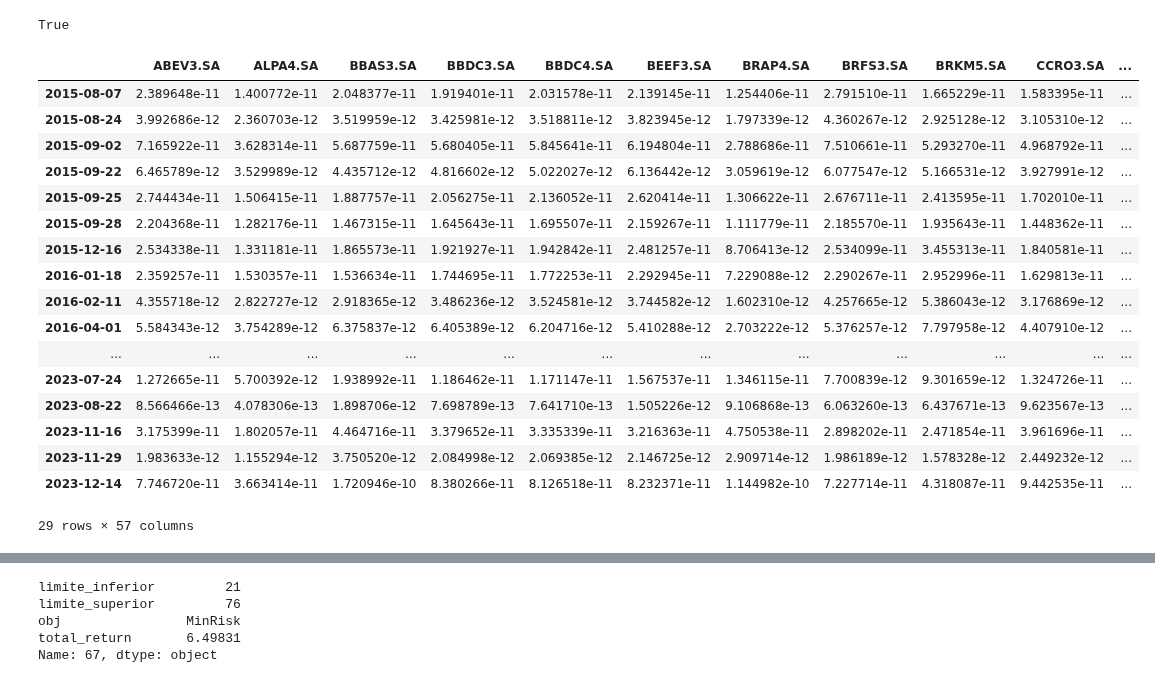
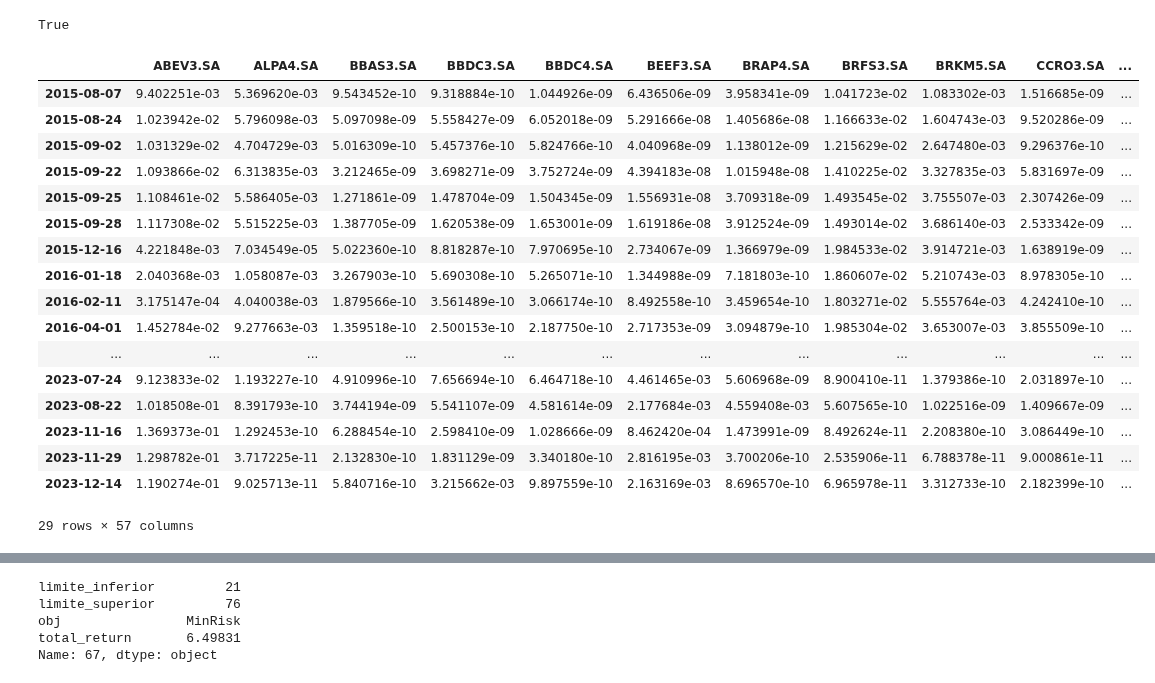
Before and after one commit to fea-dev-usp/quantamental-Dev_Wizards, a Jupyter notebook: backtesting.ipynb, the cells around one changed output, grey strips where cells are left out. Drawn from its saved outputs; the diff is of its cells as text; code cells hidden in the pictures.

```diff
--- a/backtesting.ipynb
+++ b/backtesting.ipynb
@@ -56,8 +62,11 @@ True
 import riskfolio as rp
 import pandas as pd
 
-# TODO: Verificar quantidade de tempo para rebalanceamento
 # TODO: Constraints da otimização
+# Restrições:
+# - No max 25% em um ativo
+# - Usar estudo do artigo
+
 def optimization(prices, data):
     # Selecionando o período de 2 anos de dados
     grupo = prices[prices.index <= data].iloc[-252*2:]
@@ -69,53 +78,53 @@ def optimization(prices, data):
     port = rp.Portfolio(returns=Y)
 
     method_mu = 'hist'
-    method_cov = 'ledoit'  # Usando Ledoit-Wolf shrinkage para tornar a matriz de cov positiva definida
+    method_cov = 'ledoit'  # hist, ledoit, ewma (suavização exponencial)
 
     # Calculando as estatísticas dos ativos
     port.assets_stats(method_mu=method_mu, method_cov=method_cov)
 
     # Parâmetros da otimização
     model = 'Classic'
     rm = 'MV'
-    obj = 'MaxRet'
+    obj = 'MinRisk'
     hist = True
     rf = 0
     l = 0
 
     # Otimizando o portfólio
     return port.optimization(model=model, rm=rm, obj=obj, rf=rf, l=l, hist=hist)
 
 prices.sort_index(inplace=True)
 indicadores_limite = indicadores_sinal.loc[indicadores_sinal[0] == 1, 0]
 indicadores_limite.sort_index(inplace=True)
 
 
 pesos = pd.DataFrame()
 for data, entry in indicadores_limite.items():
     if entry:
         w = optimization(prices, data).T
         w.index = [data]
         pesos = pd.concat([pesos, w], axis=0)
 
 pesos
 # %% [output]
 |  | ABEV3.SA | ALPA4.SA | BBAS3.SA | BBDC3.SA | BBDC4.SA | BEEF3.SA | BRAP4.SA | BRFS3.SA | BRKM5.SA | CCRO3.SA | ... |
-| 2015-08-07 | 2.389648e-11 | 1.400772e-11 | 2.048377e-11 | 1.919401e-11 | 2.031578e-11 | 2.139145e-11 | 1.254406e-11 | 2.791510e-11 | 1.665229e-11 | 1.583395e-11 | ... |
-| 2015-08-24 | 3.992686e-12 | 2.360703e-12 | 3.519959e-12 | 3.425981e-12 | 3.518811e-12 | 3.823945e-12 | 1.797339e-12 | 4.360267e-12 | 2.925128e-12 | 3.105310e-12 | ... |
-| 2015-09-02 | 7.165922e-11 | 3.628314e-11 | 5.687759e-11 | 5.680405e-11 | 5.845641e-11 | 6.194804e-11 | 2.788686e-11 | 7.510661e-11 | 5.293270e-11 | 4.968792e-11 | ... |
-| 2015-09-22 | 6.465789e-12 | 3.529989e-12 | 4.435712e-12 | 4.816602e-12 | 5.022027e-12 | 6.136442e-12 | 3.059619e-12 | 6.077547e-12 | 5.166531e-12 | 3.927991e-12 | ... |
-| 2015-09-25 | 2.744434e-11 | 1.506415e-11 | 1.887757e-11 | 2.056275e-11 | 2.136052e-11 | 2.620414e-11 | 1.306622e-11 | 2.676711e-11 | 2.413595e-11 | 1.702010e-11 | ... |
-| 2015-09-28 | 2.204368e-11 | 1.282176e-11 | 1.467315e-11 | 1.645643e-11 | 1.695507e-11 | 2.159267e-11 | 1.111779e-11 | 2.185570e-11 | 1.935643e-11 | 1.448362e-11 | ... |
-| 2015-12-16 | 2.534338e-11 | 1.331181e-11 | 1.865573e-11 | 1.921927e-11 | 1.942842e-11 | 2.481257e-11 | 8.706413e-12 | 2.534099e-11 | 3.455313e-11 | 1.840581e-11 | ... |
-| 2016-01-18 | 2.359257e-11 | 1.530357e-11 | 1.536634e-11 | 1.744695e-11 | 1.772253e-11 | 2.292945e-11 | 7.229088e-12 | 2.290267e-11 | 2.952996e-11 | 1.629813e-11 | ... |
-| 2016-02-11 | 4.355718e-12 | 2.822727e-12 | 2.918365e-12 | 3.486236e-12 | 3.524581e-12 | 3.744582e-12 | 1.602310e-12 | 4.257665e-12 | 5.386043e-12 | 3.176869e-12 | ... |
-| 2016-04-01 | 5.584343e-12 | 3.754289e-12 | 6.375837e-12 | 6.405389e-12 | 6.204716e-12 | 5.410288e-12 | 2.703222e-12 | 5.376257e-12 | 7.797958e-12 | 4.407910e-12 | ... |
+| 2015-08-07 | 9.402251e-03 | 5.369620e-03 | 9.543452e-10 | 9.318884e-10 | 1.044926e-09 | 6.436506e-09 | 3.958341e-09 | 1.041723e-02 | 1.083302e-03 | 1.516685e-09 | ... |
+| 2015-08-24 | 1.023942e-02 | 5.796098e-03 | 5.097098e-09 | 5.558427e-09 | 6.052018e-09 | 5.291666e-08 | 1.405686e-08 | 1.166633e-02 | 1.604743e-03 | 9.520286e-09 | ... |
+| 2015-09-02 | 1.031329e-02 | 4.704729e-03 | 5.016309e-10 | 5.457376e-10 | 5.824766e-10 | 4.040968e-09 | 1.138012e-09 | 1.215629e-02 | 2.647480e-03 | 9.296376e-10 | ... |
+| 2015-09-22 | 1.093866e-02 | 6.313835e-03 | 3.212465e-09 | 3.698271e-09 | 3.752724e-09 | 4.394183e-08 | 1.015948e-08 | 1.410225e-02 | 3.327835e-03 | 5.831697e-09 | ... |
+| 2015-09-25 | 1.108461e-02 | 5.586405e-03 | 1.271861e-09 | 1.478704e-09 | 1.504345e-09 | 1.556931e-08 | 3.709318e-09 | 1.493545e-02 | 3.755507e-03 | 2.307426e-09 | ... |
+| 2015-09-28 | 1.117308e-02 | 5.515225e-03 | 1.387705e-09 | 1.620538e-09 | 1.653001e-09 | 1.619186e-08 | 3.912524e-09 | 1.493014e-02 | 3.686140e-03 | 2.533342e-09 | ... |
+| 2015-12-16 | 4.221848e-03 | 7.034549e-05 | 5.022360e-10 | 8.818287e-10 | 7.970695e-10 | 2.734067e-09 | 1.366979e-09 | 1.984533e-02 | 3.914721e-03 | 1.638919e-09 | ... |
+| 2016-01-18 | 2.040368e-03 | 1.058087e-03 | 3.267903e-10 | 5.690308e-10 | 5.265071e-10 | 1.344988e-09 | 7.181803e-10 | 1.860607e-02 | 5.210743e-03 | 8.978305e-10 | ... |
+| 2016-02-11 | 3.175147e-04 | 4.040038e-03 | 1.879566e-10 | 3.561489e-10 | 3.066174e-10 | 8.492558e-10 | 3.459654e-10 | 1.803271e-02 | 5.555764e-03 | 4.242410e-10 | ... |
+| 2016-04-01 | 1.452784e-02 | 9.277663e-03 | 1.359518e-10 | 2.500153e-10 | 2.187750e-10 | 2.717353e-09 | 3.094879e-10 | 1.985304e-02 | 3.653007e-03 | 3.855509e-10 | ... |
 | ... | ... | ... | ... | ... | ... | ... | ... | ... | ... | ... | ... |
-| 2023-07-24 | 1.272665e-11 | 5.700392e-12 | 1.938992e-11 | 1.186462e-11 | 1.171147e-11 | 1.567537e-11 | 1.346115e-11 | 7.700839e-12 | 9.301659e-12 | 1.324726e-11 | ... |
-| 2023-08-22 | 8.566466e-13 | 4.078306e-13 | 1.898706e-12 | 7.698789e-13 | 7.641710e-13 | 1.505226e-12 | 9.106868e-13 | 6.063260e-13 | 6.437671e-13 | 9.623567e-13 | ... |
-| 2023-11-16 | 3.175399e-11 | 1.802057e-11 | 4.464716e-11 | 3.379652e-11 | 3.335339e-11 | 3.216363e-11 | 4.750538e-11 | 2.898202e-11 | 2.471854e-11 | 3.961696e-11 | ... |
-| 2023-11-29 | 1.983633e-12 | 1.155294e-12 | 3.750520e-12 | 2.084998e-12 | 2.069385e-12 | 2.146725e-12 | 2.909714e-12 | 1.986189e-12 | 1.578328e-12 | 2.449232e-12 | ... |
-| 2023-12-14 | 7.746720e-11 | 3.663414e-11 | 1.720946e-10 | 8.380266e-11 | 8.126518e-11 | 8.232371e-11 | 1.144982e-10 | 7.227714e-11 | 4.318087e-11 | 9.442535e-11 | ... |
+| 2023-07-24 | 9.123833e-02 | 1.193227e-10 | 4.910996e-10 | 7.656694e-10 | 6.464718e-10 | 4.461465e-03 | 5.606968e-09 | 8.900410e-11 | 1.379386e-10 | 2.031897e-10 | ... |
+| 2023-08-22 | 1.018508e-01 | 8.391793e-10 | 3.744194e-09 | 5.541107e-09 | 4.581614e-09 | 2.177684e-03 | 4.559408e-03 | 5.607565e-10 | 1.022516e-09 | 1.409667e-09 | ... |
+| 2023-11-16 | 1.369373e-01 | 1.292453e-10 | 6.288454e-10 | 2.598410e-09 | 1.028666e-09 | 8.462420e-04 | 1.473991e-09 | 8.492624e-11 | 2.208380e-10 | 3.086449e-10 | ... |
+| 2023-11-29 | 1.298782e-01 | 3.717225e-11 | 2.132830e-10 | 1.831129e-09 | 3.340180e-10 | 2.816195e-03 | 3.700206e-10 | 2.535906e-11 | 6.788378e-11 | 9.000861e-11 | ... |
+| 2023-12-14 | 1.190274e-01 | 9.025713e-11 | 5.840716e-10 | 3.215662e-03 | 9.897559e-10 | 2.163169e-03 | 8.696570e-10 | 6.965978e-11 | 3.312733e-10 | 2.182399e-10 | ... |
 29 rows × 57 columns
 # %%
 import bt
```
Also changed, not shown: parts of 4 cells of this notebook, 2 other files.
